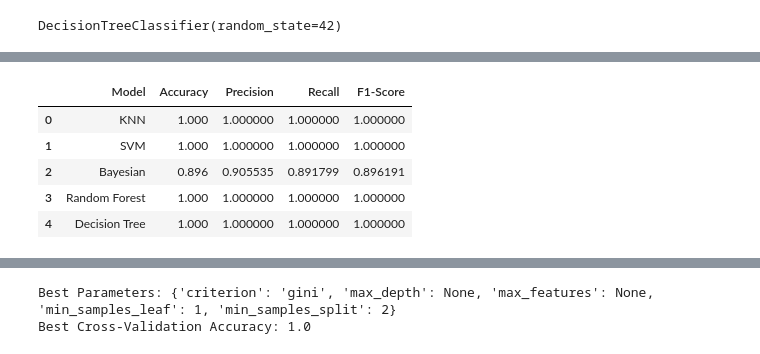
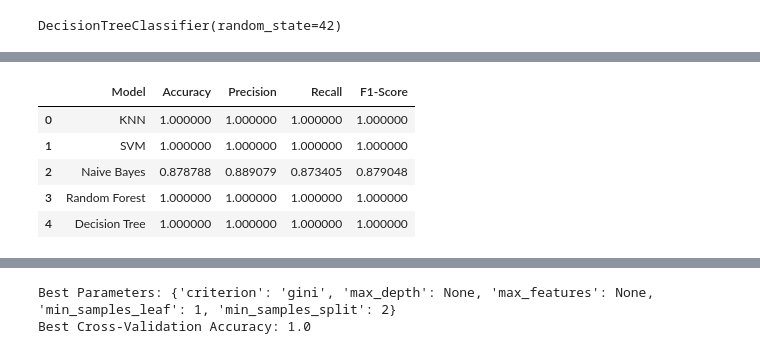
Before and after one commit to royhankamil/MammoMind, a Jupyter notebook: lung_cancer_level_train.ipynb, the cells around one changed output, grey strips where cells are left out. Cells and saved outputs as stored; diff of their text form; code cells hidden in the pictures.

```diff
--- a/train.ipynb
+++ b/lung_cancer_level_train.ipynb
@@ -195,15 +198,15 @@ def remove_outliers_iqr(df):
 
     return df_no_outliers
 
-new_df = remove_outliers_iqr(df)
-numeric_columns = new_df.select_dtypes(include='number').columns
+df = remove_outliers_iqr(df)
+numeric_columns = df.select_dtypes(include='number').columns
 
 fig, axs = plt.subplots(5, 5, figsize=(20, 10))
 
 for i, col in enumerate(numeric_columns):
     row = i // 5
     col_index = i % 5
-    axs[row, col_index].boxplot(new_df[col].dropna())
+    axs[row, col_index].boxplot(df[col].dropna())
     axs[row, col_index].set_title(col)
 
 for j in range(i + 1, 25):
@@ -254,7 +257,7 @@ df.head()
 X = df.drop(columns='Level')
 y = df['Level']
 
-X_train, X_test, y_train, y_test = train_test_split(X, y, test_size=0.5, random_state=42)
+X_train, X_test, y_train, y_test = train_test_split(X, y, test_size=0.2, random_state=42)
 
 X_train
 # %% [output]
@@ -325,39 +328,39 @@ results = {
     "Accuracy": [],
     "Precision": [],
     "Recall": [],
     "F1-Score": []
 }
 
 def get_metrics(y_test, y_pred, model_name):
     report = classification_report(y_test, y_pred, output_dict=True)
     accuracy = accuracy_score(y_test, y_pred)
 
     precision = report["macro avg"]["precision"]
     recall = report["macro avg"]["recall"]
     f1_score = report["macro avg"]["f1-score"]
 
     results["Model"].append(model_name)
     results["Accuracy"].append(accuracy)
     results["Precision"].append(precision)
     results["Recall"].append(recall)
     results["F1-Score"].append(f1_score)
 
 get_metrics(y_test, knn_predict, "KNN")
 get_metrics(y_test, svm_predict, "SVM")
-get_metrics(y_test, bayesian_predict, "Bayesian")
+get_metrics(y_test, bayesian_predict, "Naive Bayes")
 get_metrics(y_test, randomforest_predict, "Random Forest")
 get_metrics(y_test, desiciontree_predict, "Decision Tree")
 
 results_df = pd.DataFrame(results)
 
 results_df
 # %% [output]
 |  | Model | Accuracy | Precision | Recall | F1-Score |
-| 0 | KNN | 1.000 | 1.000000 | 1.000000 | 1.000000 |
-| 1 | SVM | 1.000 | 1.000000 | 1.000000 | 1.000000 |
-| 2 | Bayesian | 0.896 | 0.905535 | 0.891799 | 0.896191 |
-| 3 | Random Forest | 1.000 | 1.000000 | 1.000000 | 1.000000 |
-| 4 | Decision Tree | 1.000 | 1.000000 | 1.000000 | 1.000000 |
+| 0 | KNN | 1.000000 | 1.000000 | 1.000000 | 1.000000 |
+| 1 | SVM | 1.000000 | 1.000000 | 1.000000 | 1.000000 |
+| 2 | Naive Bayes | 0.878788 | 0.889079 | 0.873405 | 0.879048 |
+| 3 | Random Forest | 1.000000 | 1.000000 | 1.000000 | 1.000000 |
+| 4 | Decision Tree | 1.000000 | 1.000000 | 1.000000 | 1.000000 |
 # %%
 results_df.Model.to_list()
 # %% [output]
```
Also changed, not shown: parts of 7 cells of this notebook, 4 other files.
